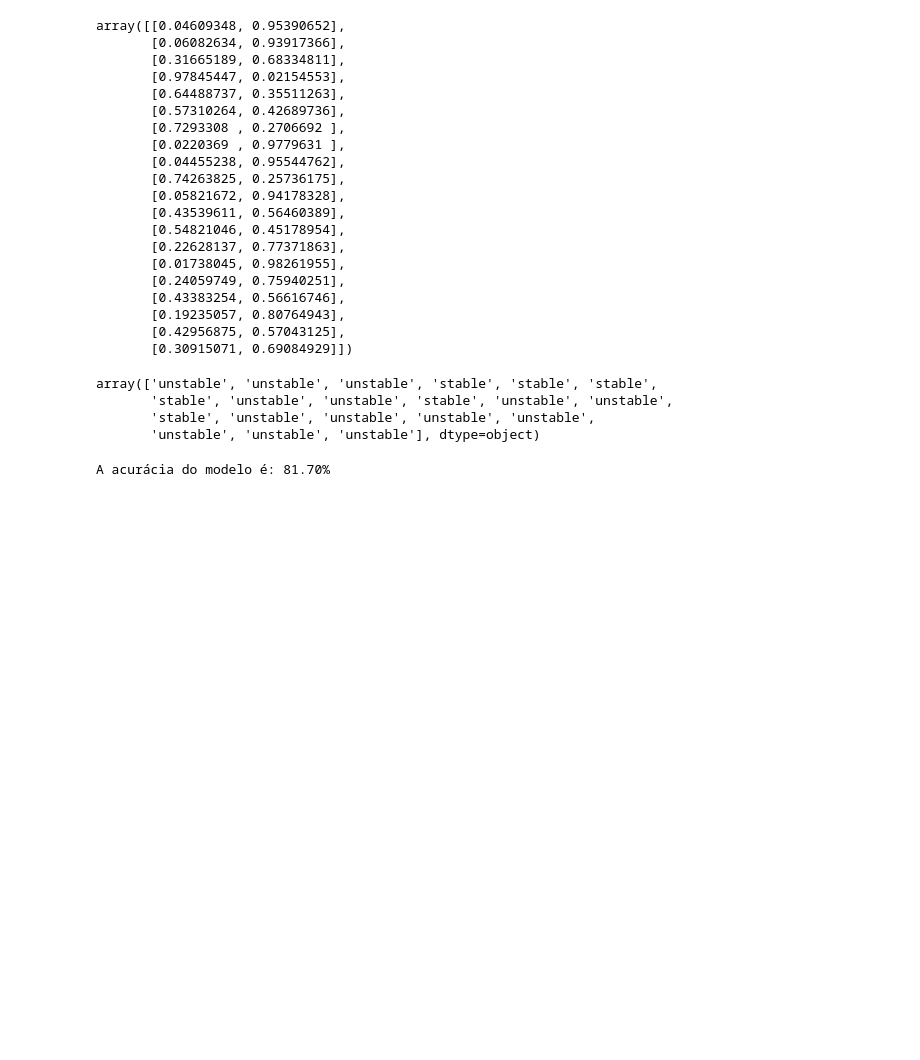
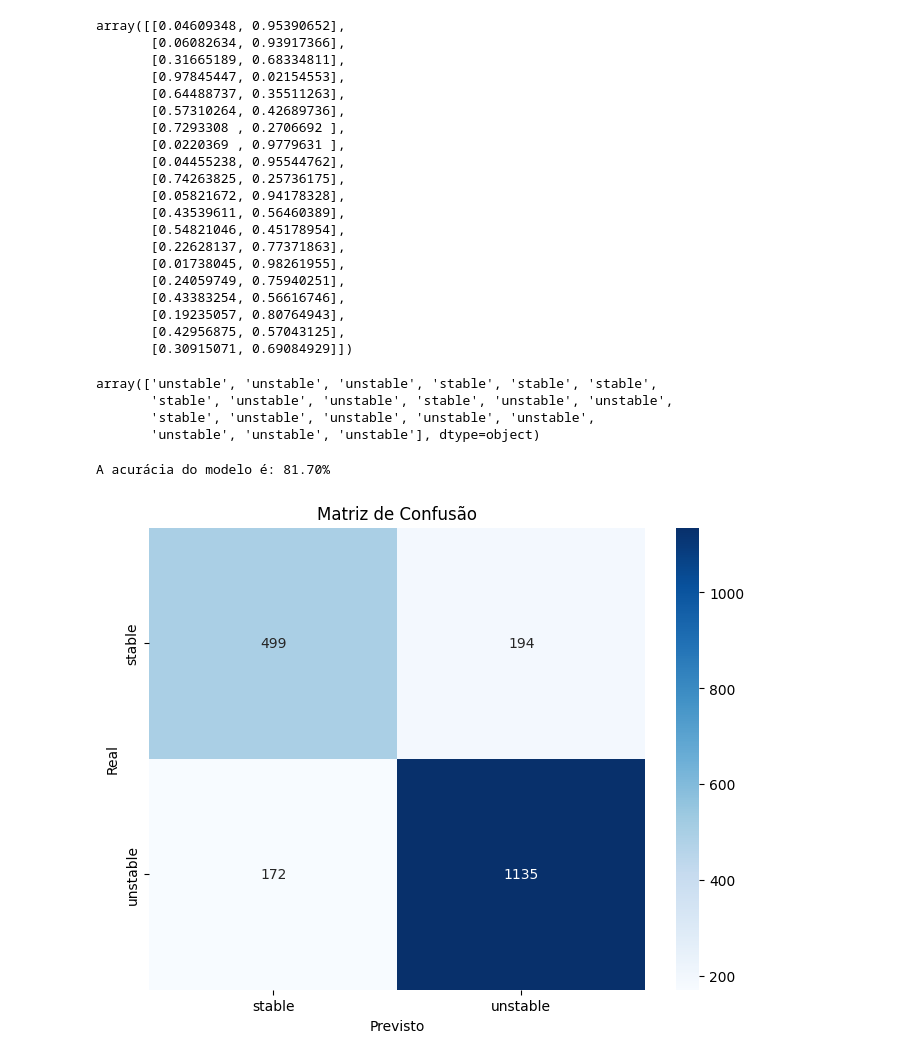
Before and after one commit to annaluizacarvalhaes-star/Checkpoint2_2SEM_SERS, a Jupyter notebook: Aula4_SERS.ipynb, the cells around one changed output. Drawn from its saved outputs; the diff is of its cells as text; code cells hidden in the pictures; blank space fills up the shorter version.

```diff
--- a/Aula4_SERS.ipynb
+++ b/Aula4_SERS.ipynb
@@ -190,0 +193,13 @@ A acurácia do modelo é: 81.70%
+# %%
+cm = confusion_matrix(y_test, y_predict)
+
+plt.figure(figsize=(8, 6))
+sns.heatmap(cm, annot=True, fmt='d', cmap='Blues',
+            xticklabels=['stable', 'unstable'],
+            yticklabels=['stable', 'unstable'])
+plt.title('Matriz de Confusão')
+plt.xlabel('Previsto')
+plt.ylabel('Real')
+plt.show()
+# %% [output]
+[figure, added]
```
Also changed, not shown: parts of 1 cell of this notebook.
